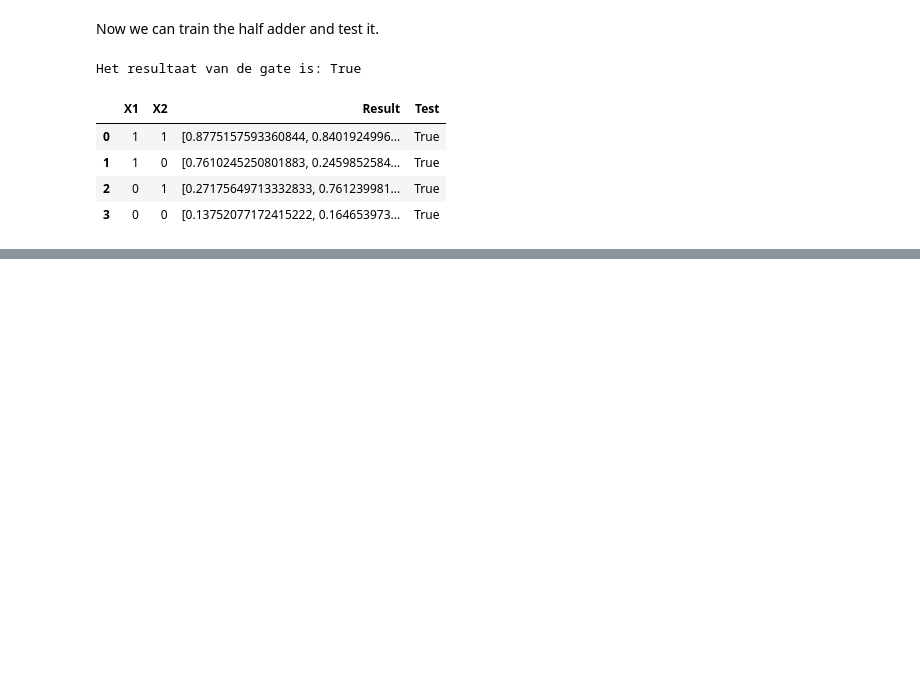
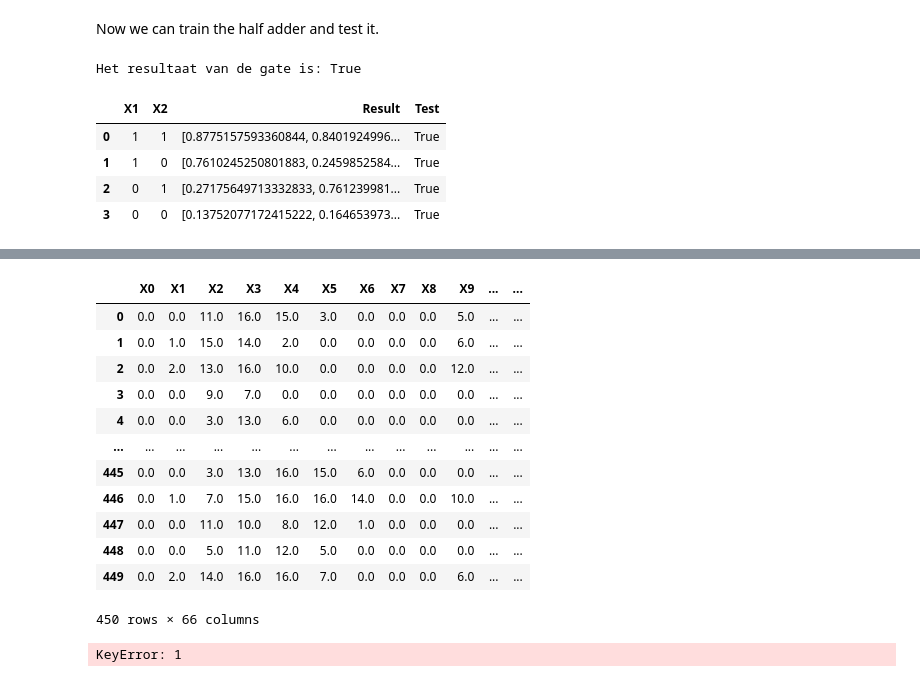
Before and after one commit to NickAndringa/ML_assignments, a Jupyter notebook: P4.ipynb, the cells around one changed output, grey strips where cells are left out. Drawn from its saved outputs; the diff is of its cells as text; code cells hidden in the pictures; blank space fills up the shorter version.

```diff
--- a/P4.ipynb
+++ b/P4.ipynb
@@ -117,0 +205,67 @@ Het resultaat van de gate is: True
+# %%
+digit_inputs = [Neuron([random.random() for _ in range(64)], random.random(), eta=0.1) for _ in range(10)]
+
+digit_input_layer = NeuronLayer(digit_inputs)
+
+digit_hidden = [Neuron([random.random() for _ in range(10)], random.random(), eta=0.1) for _ in range(16)]
+
+digit_hidden_layer = NeuronLayer(digit_hidden)
+
+digit_output = [Neuron([random.random() for _ in range(16)], random.random(), eta=0.1) for _ in range(10)]
+
+digit_output_layer = NeuronLayer(digit_output)
+
+digit_network = NeuronNetwerk([digit_input_layer, digit_hidden_layer, digit_output_layer])
+# %%
+digit_data = digits.data.tolist()
+digit_target = digits.target.tolist()
+
+possible_outputs = [
+    [1, 0, 0, 0, 0, 0, 0, 0, 0, 0],
+    [0, 1, 0, 0, 0, 0, 0, 0, 0, 0],
+    [0, 0, 1, 0, 0, 0, 0, 0, 0, 0],
+    [0, 0, 0, 1, 0, 0, 0, 0, 0, 0],
+    [0, 0, 0, 0, 1, 0, 0, 0, 0, 0],
+    [0, 0, 0, 0, 0, 1, 0, 0, 0, 0],
+    [0, 0, 0, 0, 0, 0, 1, 0, 0, 0],
+    [0, 0, 0, 0, 0, 0, 0, 1, 0, 0],
+    [0, 0, 0, 0, 0, 0, 0, 0, 1, 0],
+    [0, 0, 0, 0, 0, 0, 0, 0, 0, 1]
+]
+
+targets = [possible_outputs[target] for target in digit_target]
+
+X_train, X_test, y_train, y_test = train_test_split(digit_data, targets, test_size=0.25, random_state=0)
+
+digit_network.train(X_train, y_train, max_epochs=100)
+# %%
+
+digit_results = pandas.DataFrame(
+    [[in_p[i] for i in range(64)] + [digit_network.get_feed_forward_results(in_p), test_neuron_network_results(digit_network, in_p, out_p)] for in_p, out_p in zip(X_test, y_test)],
+    columns = [f"X{i}" for i in range(64)] + ['Result', 'Test']
+)
+
+digit_results
+# %% [output]
+|  | X0 | X1 | X2 | X3 | X4 | X5 | X6 | X7 | X8 | X9 | ... | ... |
+| 0 | 0.0 | 0.0 | 11.0 | 16.0 | 15.0 | 3.0 | 0.0 | 0.0 | 0.0 | 5.0 | ... | ... |
+| 1 | 0.0 | 1.0 | 15.0 | 14.0 | 2.0 | 0.0 | 0.0 | 0.0 | 0.0 | 6.0 | ... | ... |
+| 2 | 0.0 | 2.0 | 13.0 | 16.0 | 10.0 | 0.0 | 0.0 | 0.0 | 0.0 | 12.0 | ... | ... |
+| 3 | 0.0 | 0.0 | 9.0 | 7.0 | 0.0 | 0.0 | 0.0 | 0.0 | 0.0 | 0.0 | ... | ... |
+| 4 | 0.0 | 0.0 | 3.0 | 13.0 | 6.0 | 0.0 | 0.0 | 0.0 | 0.0 | 0.0 | ... | ... |
+| ... | ... | ... | ... | ... | ... | ... | ... | ... | ... | ... | ... | ... |
+| 445 | 0.0 | 0.0 | 3.0 | 13.0 | 16.0 | 15.0 | 6.0 | 0.0 | 0.0 | 0.0 | ... | ... |
+| 446 | 0.0 | 1.0 | 7.0 | 15.0 | 16.0 | 16.0 | 14.0 | 0.0 | 0.0 | 10.0 | ... | ... |
+| 447 | 0.0 | 0.0 | 11.0 | 10.0 | 8.0 | 12.0 | 1.0 | 0.0 | 0.0 | 0.0 | ... | ... |
+| 448 | 0.0 | 0.0 | 5.0 | 11.0 | 12.0 | 5.0 | 0.0 | 0.0 | 0.0 | 0.0 | ... | ... |
+| 449 | 0.0 | 2.0 | 14.0 | 16.0 | 16.0 | 7.0 | 0.0 | 0.0 | 0.0 | 6.0 | ... | ... |
+450 rows × 66 columns
+# %%
+
+results = digit_results.Test.value_counts()
+
+accuracy = results[1] / sum(results) * 100
+
+print(f"De accuracy van het netwerk is {accuracy.round(2)}% op de testset")
+# %% [output]
+KeyError: 1
```
Also changed, not shown: parts of 6 cells of this notebook, 5 other files.
